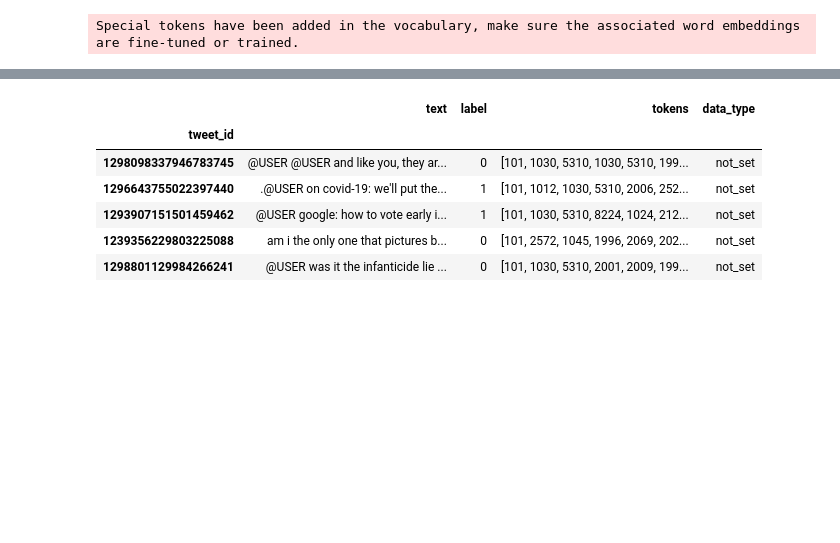
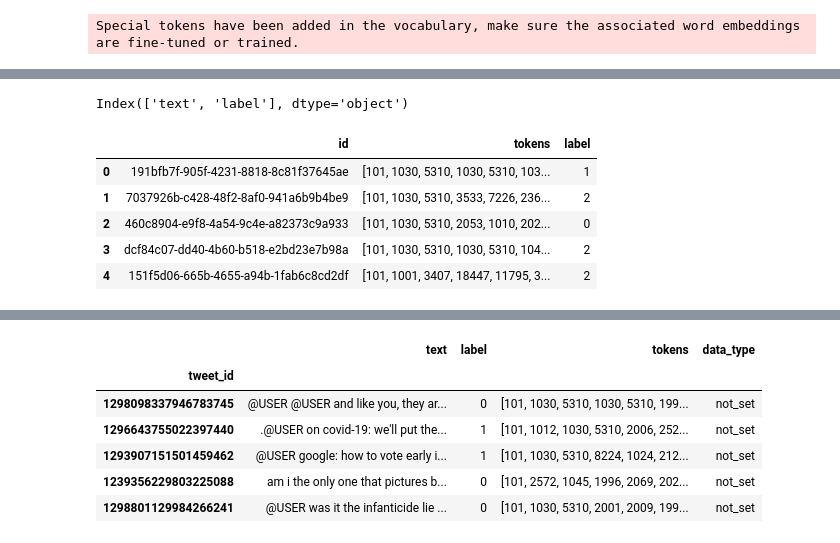
Before and after one commit to elamraniadnane1/CSC5382_SP24_FINALPROJECT, a Jupyter notebook: scripts/Milestone_Unit3.ipynb, the cells around one changed output, grey strips where cells are left out. Drawn from its saved outputs; the diff is of its cells as text; code cells hidden in the pictures; blank space fills up the shorter version.

```diff
--- a/scripts/Milestone_Unit3.ipynb
+++ b/scripts/Milestone_Unit3.ipynb
@@ -391,6 +385,19 @@ from cassandra import ConsistencyLevel
 import uuid
 import pandas as pd
 import logging
+# %%
+print(data.columns)
+# %% [output]
+Index(['text', 'label'], dtype='object')
+# %%
+data.head()
+# %% [output]
+|  | id | tokens | label |
+| 0 | 191bfb7f-905f-4231-8818-8c81f37645ae | [101, 1030, 5310, 1030, 5310, 103... | 1 |
+| 1 | 7037926b-c428-48f2-8af0-941a6b9b4be9 | [101, 1030, 5310, 3533, 7226, 236... | 2 |
+| 2 | 460c8904-e9f8-4a54-9c4e-a82373c9a933 | [101, 1030, 5310, 2053, 1010, 202... | 0 |
+| 3 | dcf84c07-dd40-4b60-b518-e2bd23e7b98a | [101, 1030, 5310, 1030, 5310, 104... | 2 |
+| 4 | 151f5d06-665b-4655-a94b-1fab6c8cd2df | [101, 1001, 3407, 18447, 11795, 3... | 2 |
 # %%
 
 insert_statement = session.prepare('INSERT INTO "keyspace".features (id, features) VALUES (?, ?)')
```
Also changed, not shown: parts of 20 cells of this notebook, 2 other files.
